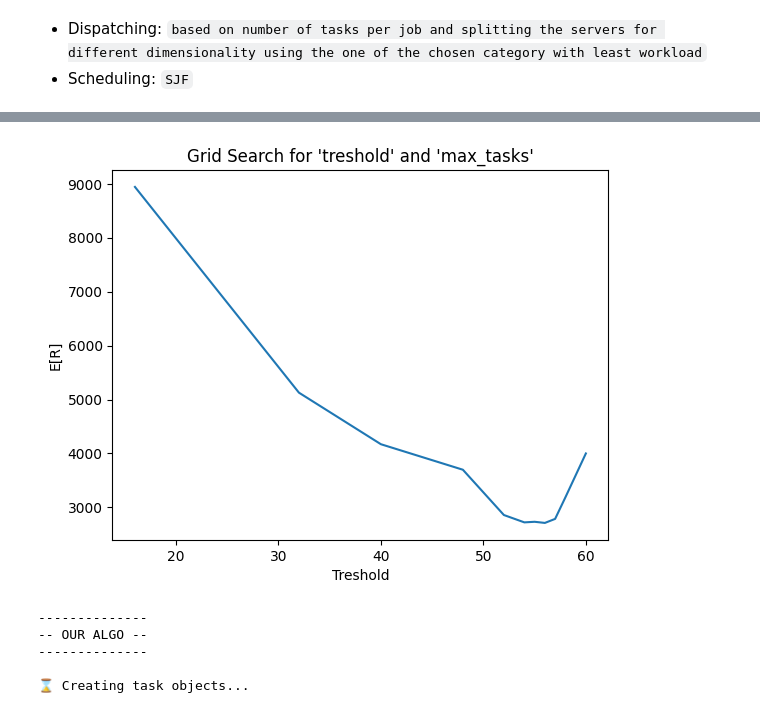
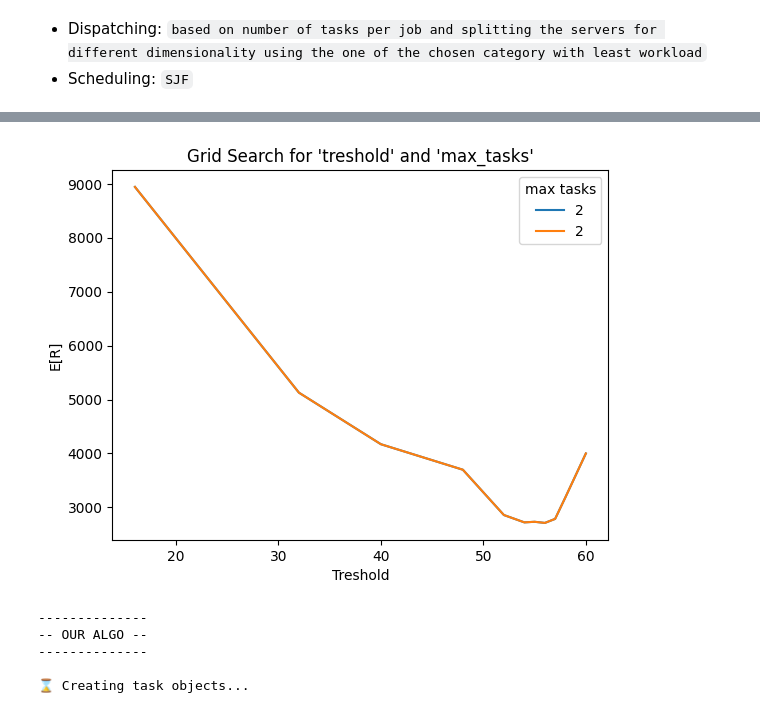
Before and after one commit to Matteo-Candi/Data_Center, a Jupyter notebook: Hw_2/main.ipynb, the cells around one changed output, grey strips where cells are left out. Saved outputs shown, nothing was run; the diff lists cells and outputs as text; code cells hidden in the pictures.

Commit message:
bei plot

```diff
--- a/Hw_2/main.ipynb
+++ b/Hw_2/main.ipynb
@@ -471,7 +471,7 @@ def find_best_N(LB, UB, results, max_tasks, mid=None, mid_value=None):
         if mid+1 not in list(results.keys()):
             results[mid+1] = evaluate_parameter(mid+1, max_tasks)
 # %%
-max_tasks = 2
+max_tasks = 5
 
 results = dict()
 find_best_N(0, 64, results, max_tasks)
@@ -484,5 +484,5 @@ for key, value in results_sorted.items():
 import pickle
 
 # Caricamento del dizionario utilizzando pickle
-with open('results_2.pkl', 'wb') as file:
+with open('results_5.pkl', 'wb') as file:
     pickle.dump(results, file)
@@ -489,18 +502,19 @@ with open('results_2.pkl', 'wb') as file:
 # %%
 for el in [1, 2, 5, 10]:
     with open(f"results_{el}.pkl", 'rb') as file:
         results = pickle.load(file)
 
     results = dict(sorted(results.items()))
     ticks = results.keys()
     values = results.values()
-    plt.plot(ticks, values)
+    plt.plot(ticks, values, label = f'{el}')
 
 plt.title("Grid Search for 'treshold' and 'max_tasks'")
 plt.xlabel('Treshold')
-plt.ylabel('E[R]');
+plt.ylabel('E[R]')
+plt.legend(title = 'max tasks');
 # %% [output]
-[figure, old version]
+[figure, new version]
 # %%
 treshold = ..
 max_tasks = ..
```
Also changed, not shown: parts of 1 cell of this notebook.
